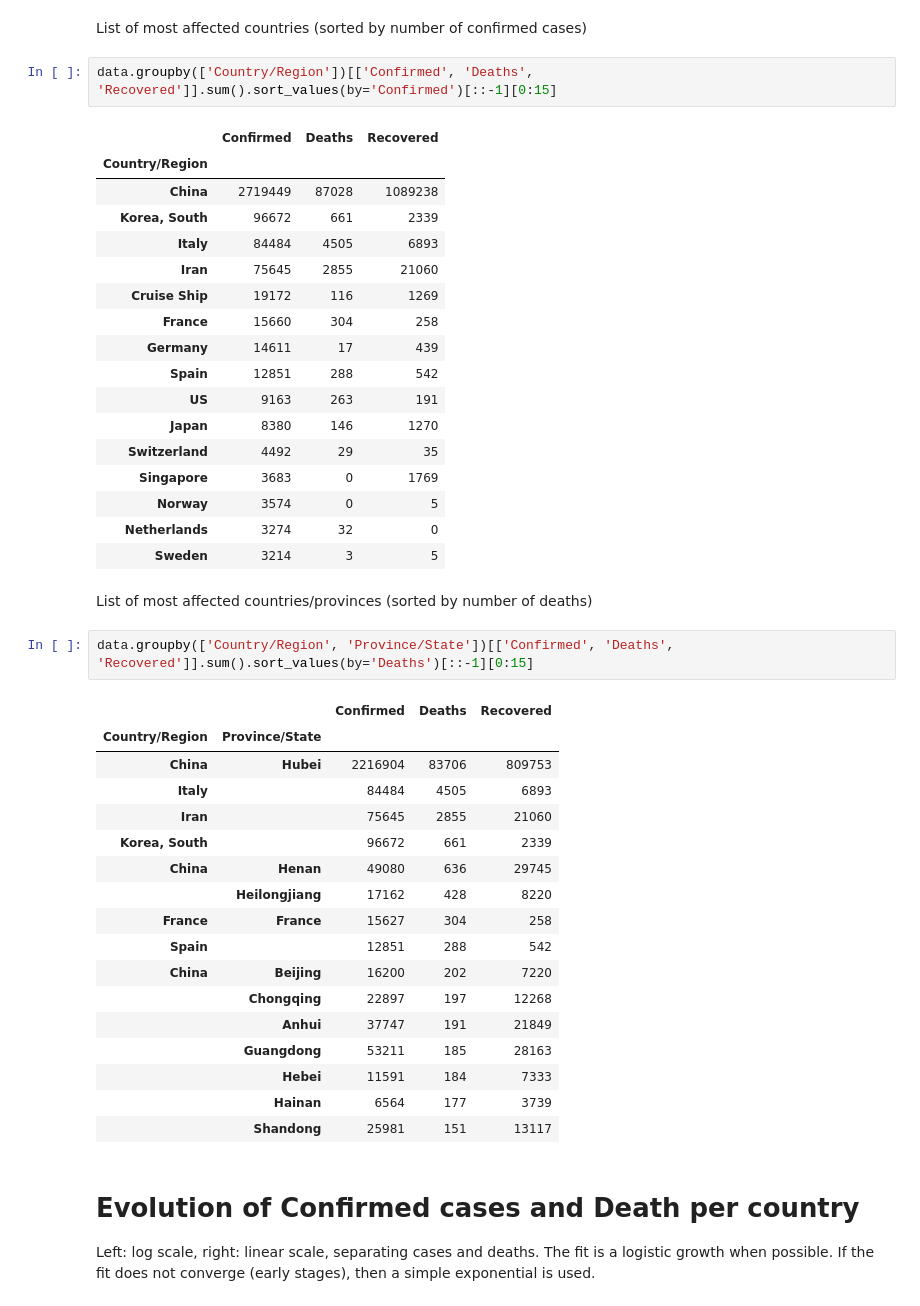
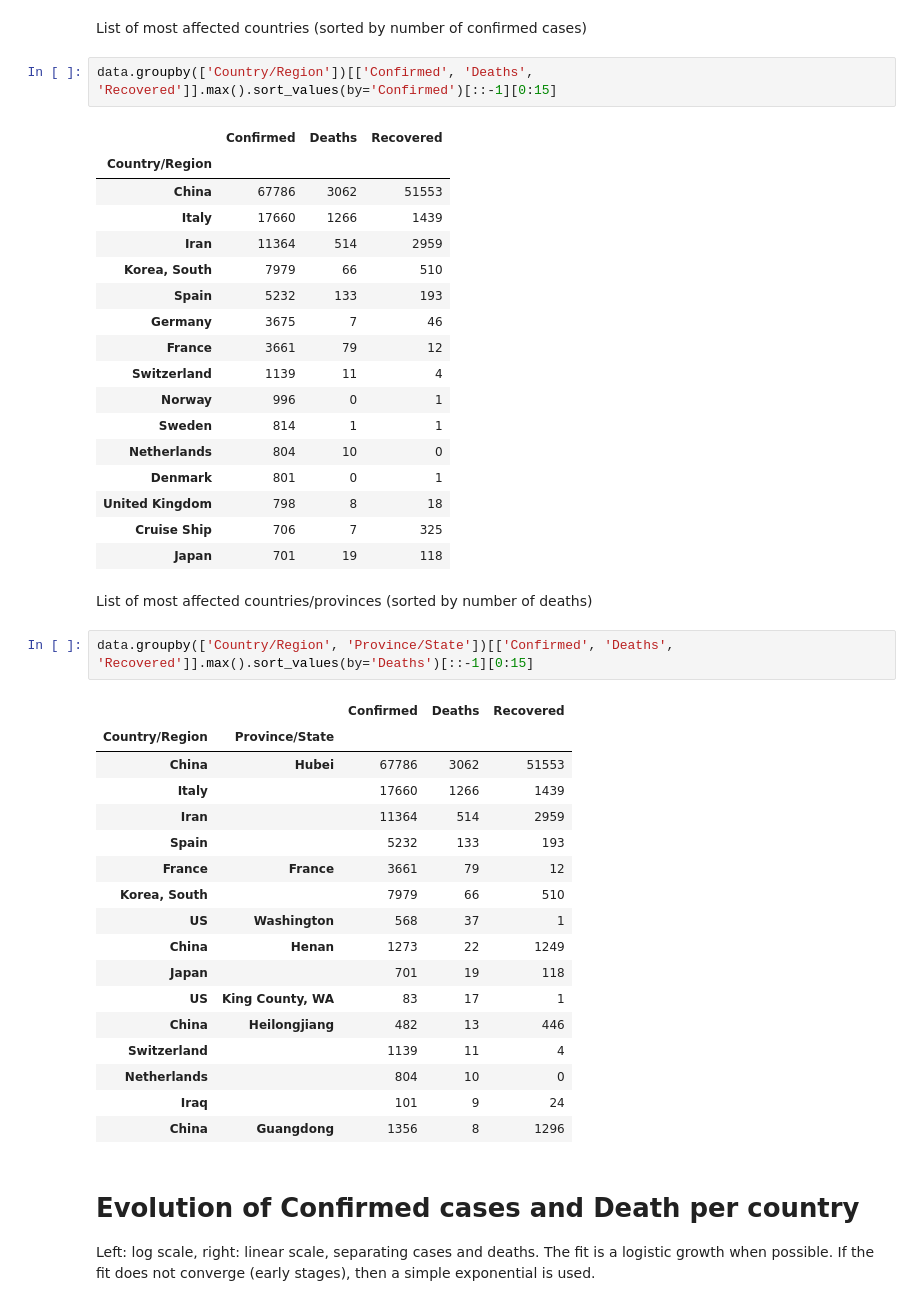
Before and after one commit to jmoldon/coronavirus_analysis, a Jupyter notebook: coronavirus_analysis_v0_2020-03-14.ipynb, the cells around one changed output. Saved outputs shown, nothing was run; the diff lists cells and outputs as text.

Commit message:
Fixed bug with initial tables

```diff
--- a/coronavirus_analysis_v0_2020-03-14.ipynb
+++ b/coronavirus_analysis_v0_2020-03-14.ipynb
@@ -58,47 +58,47 @@ Names of available countries (Note, some countries are divided in province/State
 # %% [markdown]
 List of most affected countries (sorted by number of confirmed cases)
 # %%
-data.groupby(['Country/Region'])[['Confirmed', 'Deaths', 'Recovered']].sum().sort_values(by='Confirmed')[::-1][0:15]
+data.groupby(['Country/Region'])[['Confirmed', 'Deaths', 'Recovered']].max().sort_values(by='Confirmed')[::-1][0:15]
 # %% [output]
 |  | Confirmed | Deaths | Recovered |
 | Country/Region |  |  |  |
-| China | 2719449 | 87028 | 1089238 |
-| Korea, South | 96672 | 661 | 2339 |
-| Italy | 84484 | 4505 | 6893 |
-| Iran | 75645 | 2855 | 21060 |
-| Cruise Ship | 19172 | 116 | 1269 |
-| France | 15660 | 304 | 258 |
-| Germany | 14611 | 17 | 439 |
-| Spain | 12851 | 288 | 542 |
-| US | 9163 | 263 | 191 |
-| Japan | 8380 | 146 | 1270 |
-| Switzerland | 4492 | 29 | 35 |
-| Singapore | 3683 | 0 | 1769 |
-| Norway | 3574 | 0 | 5 |
-| Netherlands | 3274 | 32 | 0 |
-| Sweden | 3214 | 3 | 5 |
+| China | 67786 | 3062 | 51553 |
+| Italy | 17660 | 1266 | 1439 |
+| Iran | 11364 | 514 | 2959 |
+| Korea, South | 7979 | 66 | 510 |
+| Spain | 5232 | 133 | 193 |
+| Germany | 3675 | 7 | 46 |
+| France | 3661 | 79 | 12 |
+| Switzerland | 1139 | 11 | 4 |
+| Norway | 996 | 0 | 1 |
+| Sweden | 814 | 1 | 1 |
+| Netherlands | 804 | 10 | 0 |
+| Denmark | 801 | 0 | 1 |
+| United Kingdom | 798 | 8 | 18 |
+| Cruise Ship | 706 | 7 | 325 |
+| Japan | 701 | 19 | 118 |
 # %% [markdown]
 List of most affected countries/provinces (sorted by number of deaths)
 # %%
-data.groupby(['Country/Region', 'Province/State'])[['Confirmed', 'Deaths', 'Recovered']].sum().sort_values(by='Deaths')[::-1][0:15]
+data.groupby(['Country/Region', 'Province/State'])[['Confirmed', 'Deaths', 'Recovered']].max().sort_values(by='Deaths')[::-1][0:15]
 # %% [output]
 |  |  | Confirmed | Deaths | Recovered |
 | Country/Region | Province/State |  |  |  |
-| China | Hubei | 2216904 | 83706 | 809753 |
-| Italy |  | 84484 | 4505 | 6893 |
-| Iran |  | 75645 | 2855 | 21060 |
-| Korea, South |  | 96672 | 661 | 2339 |
-| China | Henan | 49080 | 636 | 29745 |
-|  | Heilongjiang | 17162 | 428 | 8220 |
-| France | France | 15627 | 304 | 258 |
-| Spain |  | 12851 | 288 | 542 |
-| China | Beijing | 16200 | 202 | 7220 |
-|  | Chongqing | 22897 | 197 | 12268 |
-|  | Anhui | 37747 | 191 | 21849 |
-|  | Guangdong | 53211 | 185 | 28163 |
-|  | Hebei | 11591 | 184 | 7333 |
-|  | Hainan | 6564 | 177 | 3739 |
-|  | Shandong | 25981 | 151 | 13117 |
+| China | Hubei | 67786 | 3062 | 51553 |
+| Italy |  | 17660 | 1266 | 1439 |
+| Iran |  | 11364 | 514 | 2959 |
+| Spain |  | 5232 | 133 | 193 |
+| France | France | 3661 | 79 | 12 |
+| Korea, South |  | 7979 | 66 | 510 |
+| US | Washington | 568 | 37 | 1 |
+| China | Henan | 1273 | 22 | 1249 |
+| Japan |  | 701 | 19 | 118 |
+| US | King County, WA | 83 | 17 | 1 |
+| China | Heilongjiang | 482 | 13 | 446 |
+| Switzerland |  | 1139 | 11 | 4 |
+| Netherlands |  | 804 | 10 | 0 |
+| Iraq |  | 101 | 9 | 24 |
+| China | Guangdong | 1356 | 8 | 1296 |
 # %% [markdown]
 # Evolution of Confirmed cases and Death per country
 
```
Also changed, not shown: 5 other files.
